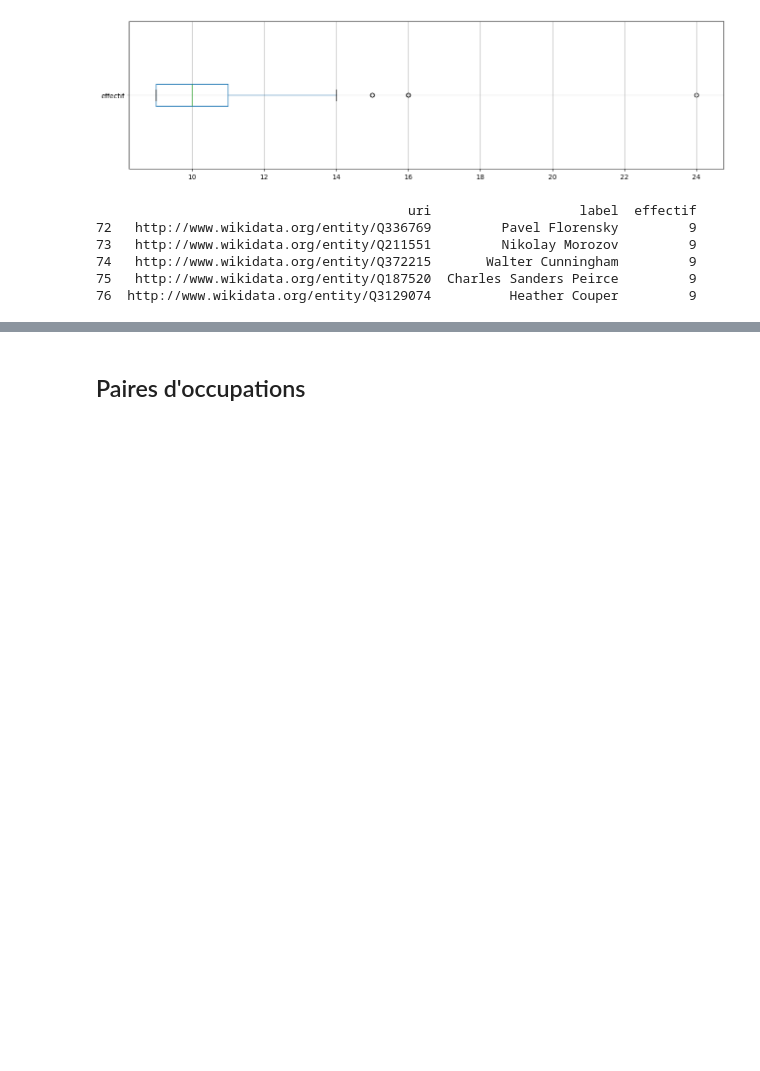
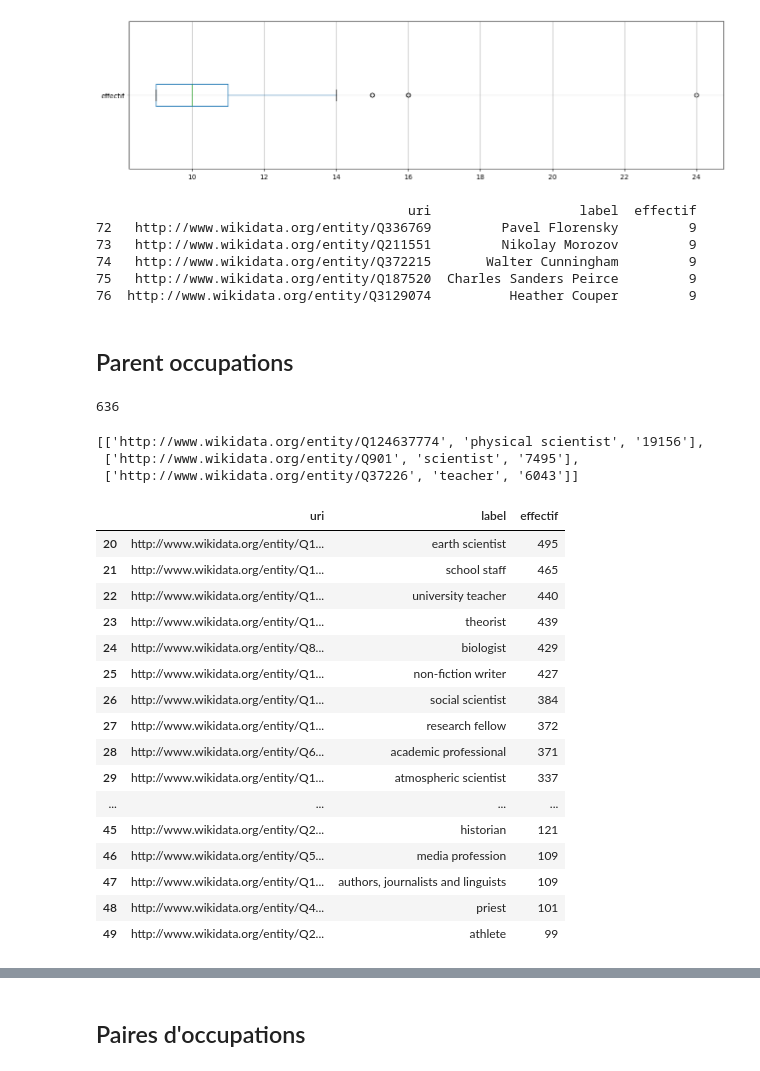
Before and after one commit to Chiodo53/astronomers, a Jupyter notebook: notebooks_jupyter/wikidata_exploration/wdt_occupations_fields_triplestore_exploration.ipynb, the cells around one changed output, grey strips where cells are left out. Saved outputs shown, nothing was run; the diff lists cells and outputs as text; code cells hidden in the pictures; blank space fills up the shorter version.

```diff
--- a/notebooks_jupyter/wikidata_exploration/wdt_occupations_fields_triplestore_exploration.ipynb
+++ b/notebooks_jupyter/wikidata_exploration/wdt_occupations_fields_triplestore_exploration.ipynb
@@ -350,3 +341,35 @@ pprint.pprint(d.tail())
 74   http://www.wikidata.org/entity/Q372215       Walter Cunningham         9
 75   http://www.wikidata.org/entity/Q187520  Charles Sanders Peirce         9
 76  http://www.wikidata.org/entity/Q3129074          Heather Couper         9
+# %% [markdown]
+## Parent occupations
+# %%
+query = """
+##
+
+PREFIX franzOption_defaultDatasetBehavior: <franz:rdf>
+PREFIX wd: <http://www.wikidata.org/entity/>
+PREFIX wdt: <http://www.wikidata.org/prop/direct/>
+PREFIX rdfs: <http://www.w3.org/2000/01/rdf-schema#>
+PREFIX rdf: <http://www.w3.org/1999/02/22-rdf-syntax-ns#>
+PREFIX wikibase: <http://wikiba.se/ontology#>
+PREFIX bd: <http://www.bigdata.com/rdf#>
+
+SELECT ?parentOccupation ?parentOccupationLabel (COUNT(*) as ?n)
+
+WHERE
+    {
+        GRAPH <https://github.com/Sciences-historiques-numeriques/astronomers/blob/main/graphs/wikidata-imported-data.md>
+        ## Find the persons in the imported graph
+        { ?item a wd:Q5;
+             rdfs:label ?personLabel;
+           wdt:P569 ?birthYear;
+            wdt:P106 ?occupation.
+            ?occupation   wdt:P279 ?parentOccupation;
+                    rdfs:label ?occupationLabel.
+            ?parentOccupation rdfs:label ?parentOccupationLabel.
+        }
+    }
+GROUP BY ?parentOccupation ?parentOccupationLabel
+ORDER BY DESC(?n)
+"""
@@ -352,0 +379,33 @@ pprint.pprint(d.tail())
+# %%
+r = [l for l in spqf.sparql_result_to_list(qr)]
+print(len(r))
+r[:3]
+# %% [output]
+636
+[['http://www.wikidata.org/entity/Q124637774', 'physical scientist', '19156'],
+ ['http://www.wikidata.org/entity/Q901', 'scientist', '7495'],
+ ['http://www.wikidata.org/entity/Q37226', 'teacher', '6043']]
+# %%
+### Transform the results to a dataframe
+df_r = pd.DataFrame(r)
+df_r.columns=['uri', 'label', 'effectif']
+df_r['effectif'] = df_r.effectif.apply(lambda x : int(x))
+df_r.iloc[ 20:50 , ]
+# %% [output]
+|  | uri | label | effectif |
+| 20 | http://www.wikidata.org/entity/Q1... | earth scientist | 495 |
+| 21 | http://www.wikidata.org/entity/Q1... | school staff | 465 |
+| 22 | http://www.wikidata.org/entity/Q1... | university teacher | 440 |
+| 23 | http://www.wikidata.org/entity/Q1... | theorist | 439 |
+| 24 | http://www.wikidata.org/entity/Q8... | biologist | 429 |
+| 25 | http://www.wikidata.org/entity/Q1... | non-fiction writer | 427 |
+| 26 | http://www.wikidata.org/entity/Q1... | social scientist | 384 |
+| 27 | http://www.wikidata.org/entity/Q1... | research fellow | 372 |
+| 28 | http://www.wikidata.org/entity/Q6... | academic professional | 371 |
+| 29 | http://www.wikidata.org/entity/Q1... | atmospheric scientist | 337 |
+| ... | ... | ... | ... |
+| 45 | http://www.wikidata.org/entity/Q2... | historian | 121 |
+| 46 | http://www.wikidata.org/entity/Q5... | media profession | 109 |
+| 47 | http://www.wikidata.org/entity/Q1... | authors, journalists and linguists | 109 |
+| 48 | http://www.wikidata.org/entity/Q4... | priest | 101 |
+| 49 | http://www.wikidata.org/entity/Q2... | athlete | 99 |
```
Also changed, not shown: parts of 10 cells of this notebook, 5 other files.
